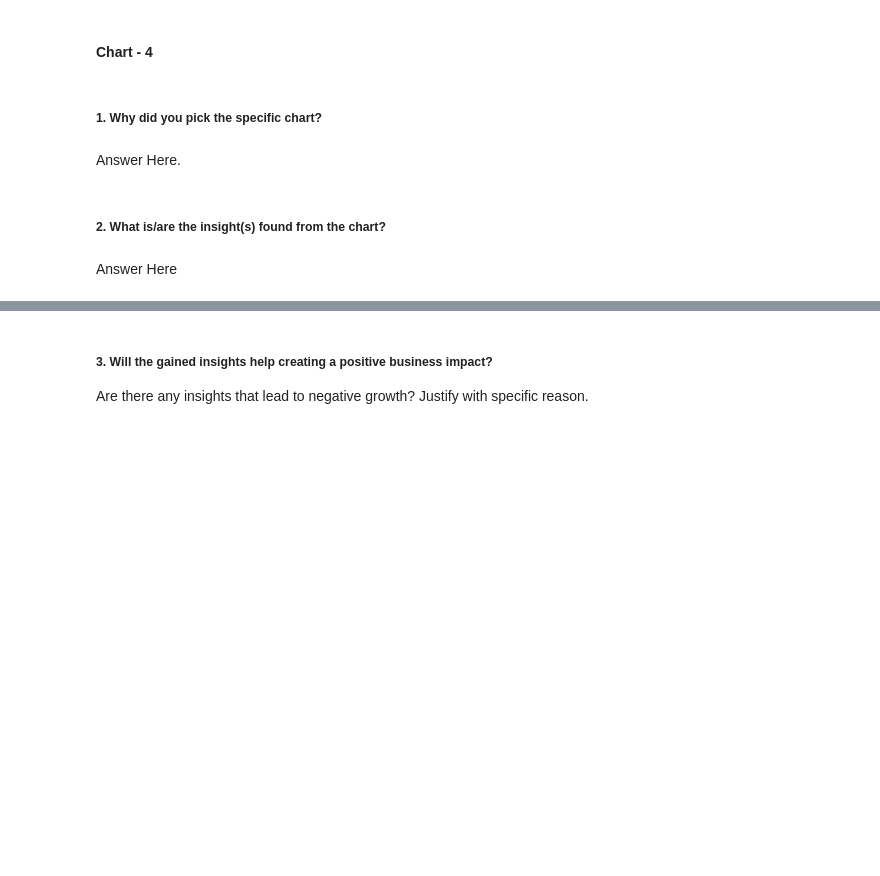
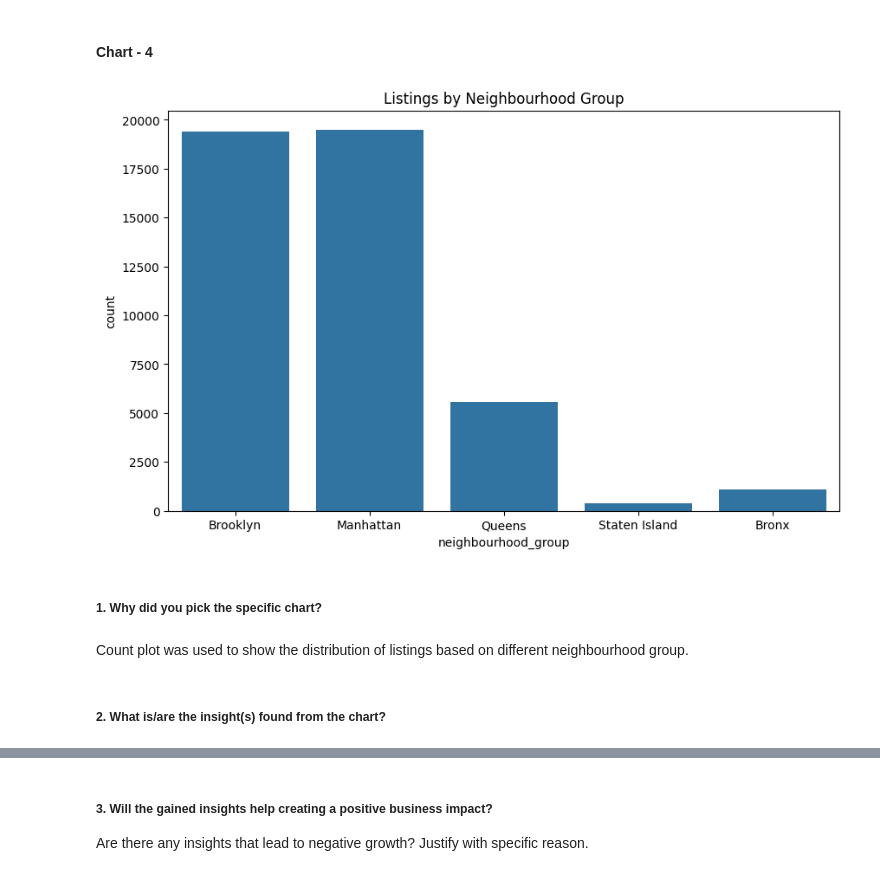
Before and after one commit to nibedita-26/airbnb_EDA, a Jupyter notebook: notebooks/AirBnB_Booking_Analysis_EDA.ipynb, the cells around one changed output, grey strips where cells are left out. Cells and saved outputs as stored; diff of their text form; code cells hidden in the pictures; blank space fills up the shorter version.

```diff
--- a/notebooks/AirBnB_Booking_Analysis_EDA.ipynb
+++ b/notebooks/AirBnB_Booking_Analysis_EDA.ipynb
@@ -510,8 +559,16 @@ Answer Here
+# %%
+# Chart - 4 Neighbourhood group distribution
+plt.figure(figsize = (10, 6))
+
+sns.countplot(x = 'neighbourhood_group', data = df_copy)
+
+plt.title('Listings by Neighbourhood Group')
+plt.show()
+# %% [output]
+[figure, added]
 # %% [markdown]
 ##### 1. Why did you pick the specific chart?
-# %% [markdown]
-Answer Here.
+# %% [markdown]
+Count plot was used to show the distribution of listings based on different neighbourhood group.
 # %% [markdown]
 ##### 2. What is/are the insight(s) found from the chart?
-# %% [markdown]
-Answer Here
```
Also changed, not shown: parts of 36 cells of this notebook.
